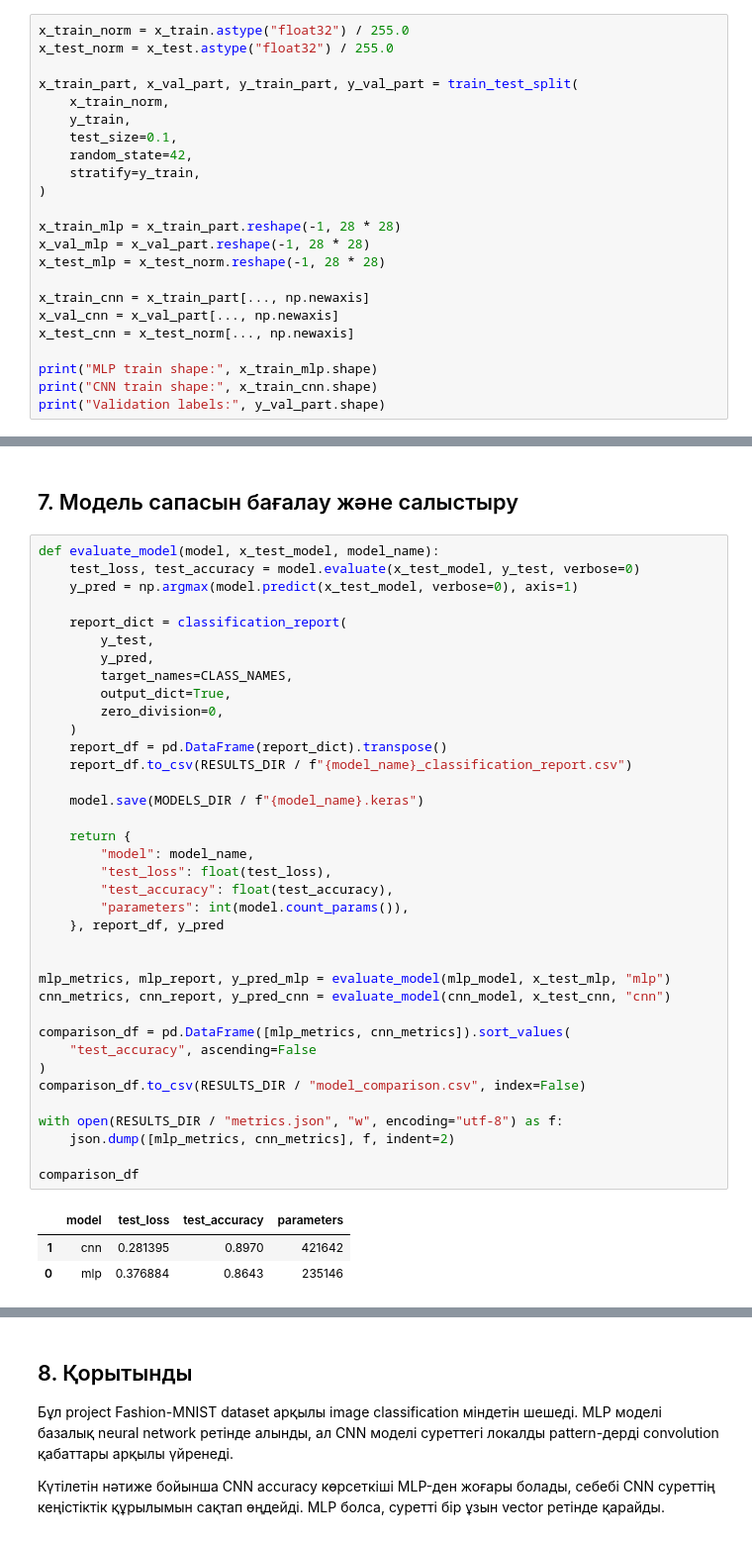
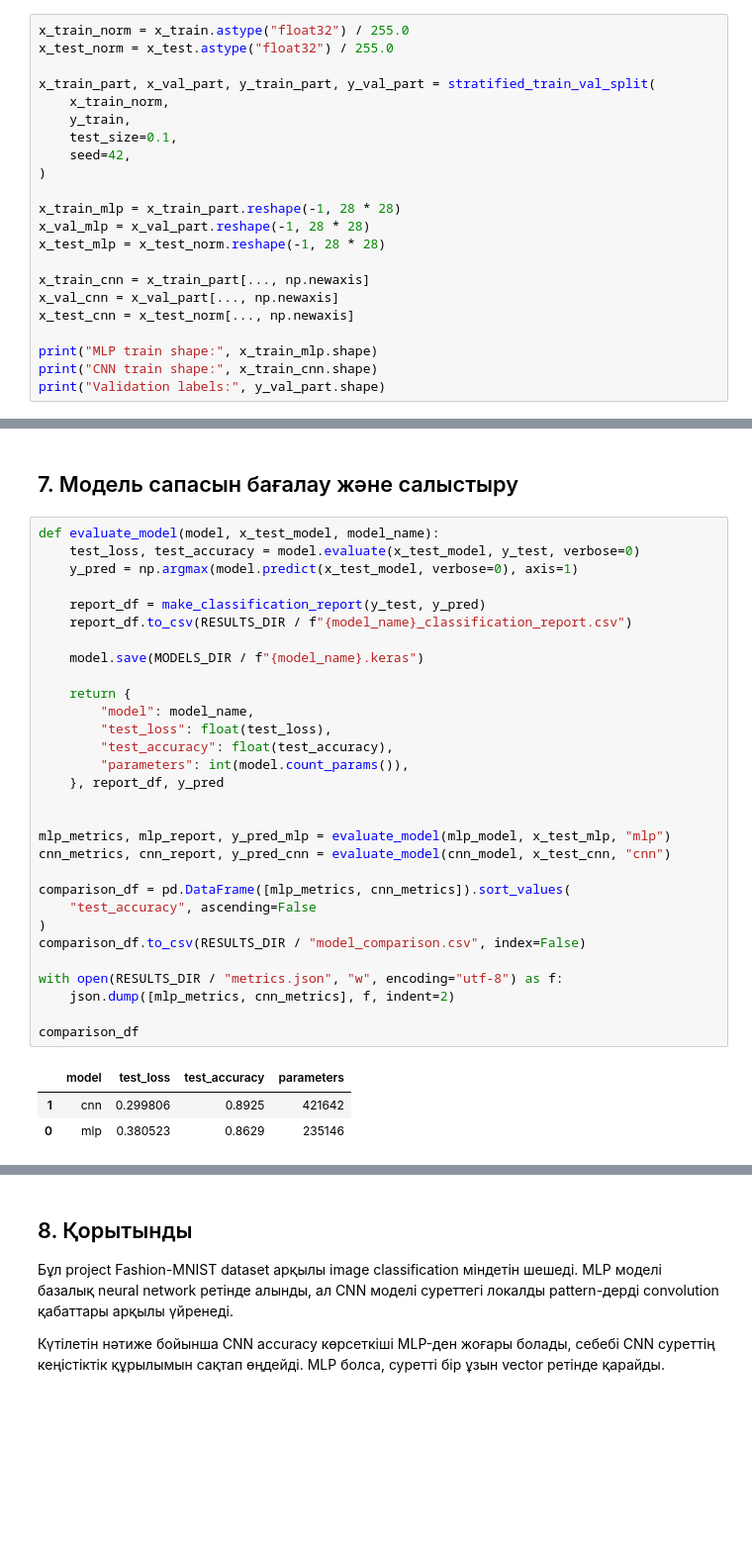
Before and after one commit to ansaganakhat/project-1, a Jupyter notebook: midterm2_fashion_mnist/notebooks/fashion_mnist_midterm2.ipynb, the cells around one changed output, grey strips where cells are left out. Shown at 99% size. Drawn from its saved outputs; the diff is of its cells as text; blank space fills up the shorter version.

```diff
--- a/midterm2_fashion_mnist/notebooks/fashion_mnist_midterm2.ipynb
+++ b/midterm2_fashion_mnist/notebooks/fashion_mnist_midterm2.ipynb
@@ -236,12 +293,11 @@ plt.show()
 x_train_norm = x_train.astype("float32") / 255.0
 x_test_norm = x_test.astype("float32") / 255.0
 
-x_train_part, x_val_part, y_train_part, y_val_part = train_test_split(
+x_train_part, x_val_part, y_train_part, y_val_part = stratified_train_val_split(
     x_train_norm,
     y_train,
     test_size=0.1,
-    random_state=42,
-    stratify=y_train,
+    seed=42,
 )
 
 x_train_mlp = x_train_part.reshape(-1, 28 * 28)
@@ -399,43 +455,36 @@ Epoch 2/3
 def evaluate_model(model, x_test_model, model_name):
     test_loss, test_accuracy = model.evaluate(x_test_model, y_test, verbose=0)
     y_pred = np.argmax(model.predict(x_test_model, verbose=0), axis=1)
 
-    report_dict = classification_report(
-        y_test,
-        y_pred,
-        target_names=CLASS_NAMES,
-        output_dict=True,
-        zero_division=0,
-    )
-    report_df = pd.DataFrame(report_dict).transpose()
+    report_df = make_classification_report(y_test, y_pred)
     report_df.to_csv(RESULTS_DIR / f"{model_name}_classification_report.csv")
 
     model.save(MODELS_DIR / f"{model_name}.keras")
 
     return {
         "model": model_name,
         "test_loss": float(test_loss),
         "test_accuracy": float(test_accuracy),
         "parameters": int(model.count_params()),
     }, report_df, y_pred
 
 
 mlp_metrics, mlp_report, y_pred_mlp = evaluate_model(mlp_model, x_test_mlp, "mlp")
 cnn_metrics, cnn_report, y_pred_cnn = evaluate_model(cnn_model, x_test_cnn, "cnn")
 
 comparison_df = pd.DataFrame([mlp_metrics, cnn_metrics]).sort_values(
     "test_accuracy", ascending=False
 )
 comparison_df.to_csv(RESULTS_DIR / "model_comparison.csv", index=False)
 
 with open(RESULTS_DIR / "metrics.json", "w", encoding="utf-8") as f:
     json.dump([mlp_metrics, cnn_metrics], f, indent=2)
 
 comparison_df
 # %% [output]
 |  | model | test_loss | test_accuracy | parameters |
-| 1 | cnn | 0.281395 | 0.8970 | 421642 |
-| 0 | mlp | 0.376884 | 0.8643 | 235146 |
+| 1 | cnn | 0.299806 | 0.8925 | 421642 |
+| 0 | mlp | 0.380523 | 0.8629 | 235146 |
 # %%
 print("MLP classification report")
 display(mlp_report.round(3))
```
Also changed, not shown: parts of 11 cells of this notebook, 13 other files.
